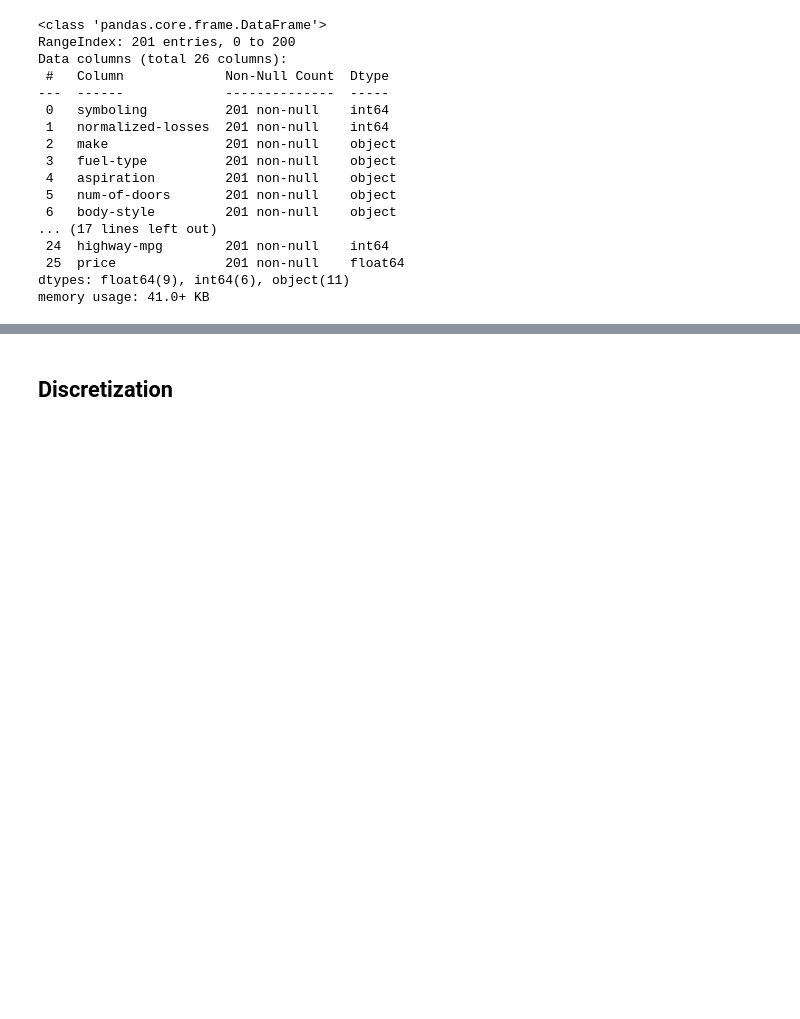
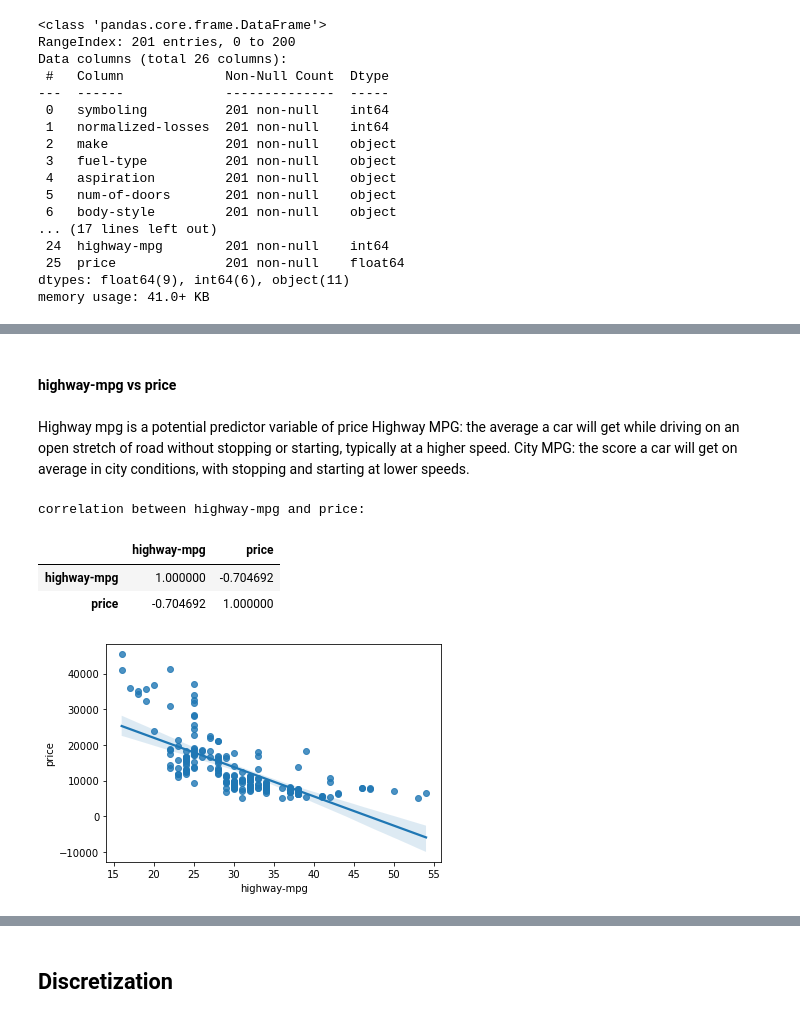
Before and after one commit to nafisa-samia/Automobile-Price-Prediction-using-Linear-Regression, a Jupyter notebook: Automobile_price_prediction_using_regression.ipynb, the cells around one changed output, grey strips where cells are left out. Drawn from its saved outputs; the diff is of its cells as text; code cells hidden in the pictures; blank space fills up the shorter version.

```diff
--- a/Automobile_price_prediction_using_regression.ipynb
+++ b/Automobile_price_prediction_using_regression.ipynb
@@ -469,0 +527,15 @@ df.head()
+# %% [markdown]
+#### highway-mpg vs price
+# %% [markdown]
+Highway mpg is a potential predictor variable of price
+Highway MPG: the average a car will get while driving on an open stretch of road without stopping or starting, typically at a higher speed. City MPG: the score a car will get on average in city conditions, with stopping and starting at lower speeds.
+# %%
+sns.regplot(x = 'highway-mpg', y = 'price',data = df)
+print('correlation between highway-mpg and price:')
+df[['highway-mpg', 'price']].corr()
+# %% [output]
+correlation between highway-mpg and price:
+|  | highway-mpg | price |
+| highway-mpg | 1.000000 | -0.704692 |
+| price | -0.704692 | 1.000000 |
+[figure, added]
```
Also changed, not shown: parts of 82 cells of this notebook.
